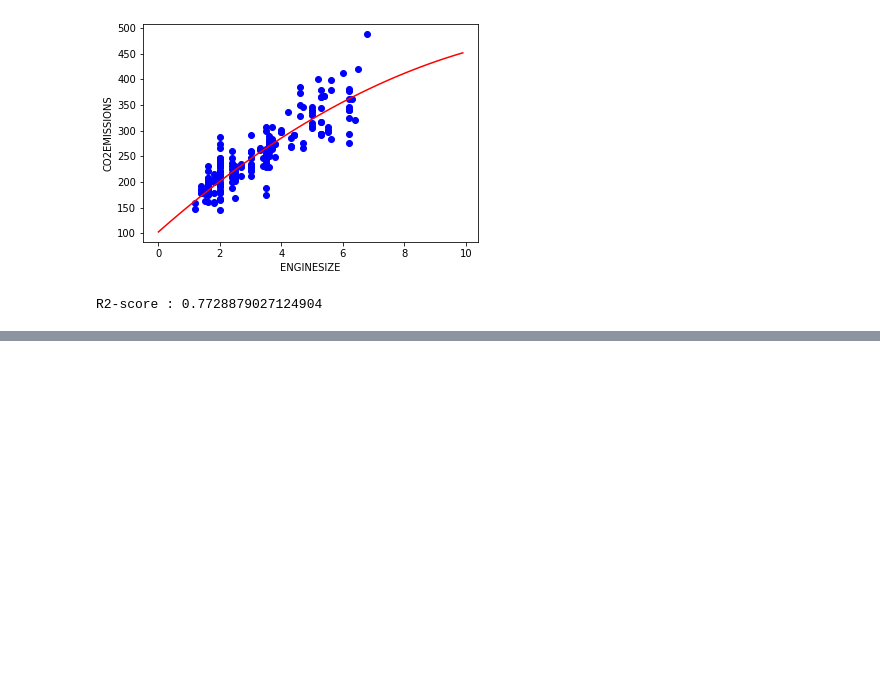
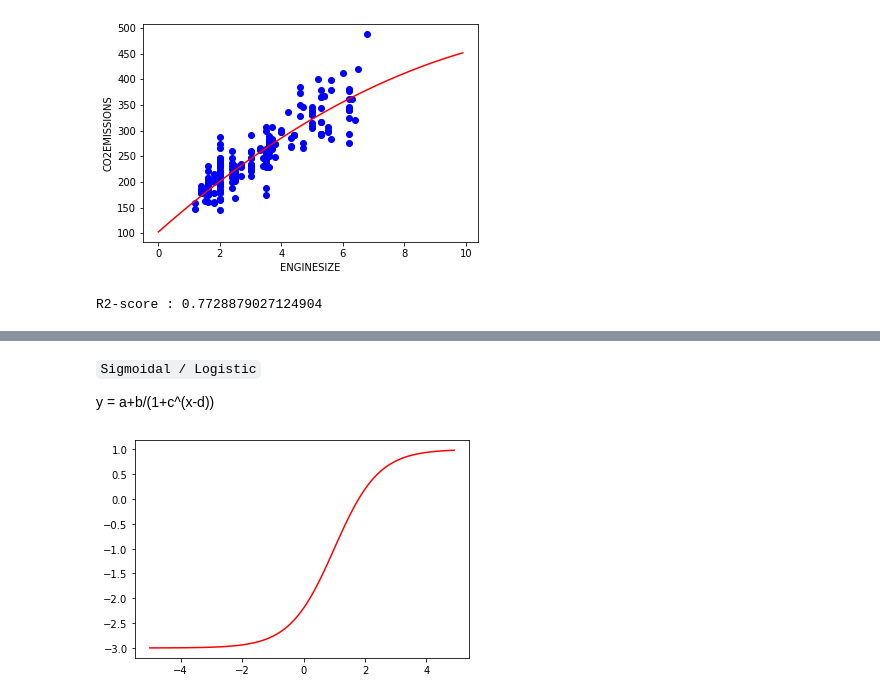
Before and after one commit to yasinrezaei/ML-Python, a Jupyter notebook: Regression/non_linear_regression.ipynb, the cells around one changed output, grey strips where cells are left out. Cells and saved outputs as stored; diff of their text form; code cells hidden in the pictures; blank space fills up the shorter version.

```diff
--- a/Regression/non_linear_regression.ipynb
+++ b/Regression/non_linear_regression.ipynb
@@ -71,0 +99,12 @@ R2-score : 0.7728879027124904
+# %% [markdown]
+`Sigmoidal / Logistic`
+
+y =  a+b/(1+c^(x-d))
+# %%
+x = np.arange(-5.0, 5.0, 0.1)
+y = 1-4/(1+np.power(4,x-1))
+
+plt.plot(x,y,'r')
+plt.show()
+# %% [output]
+[figure, added]
```
Also changed, not shown: parts of 12 cells of this notebook, 1 other file.
